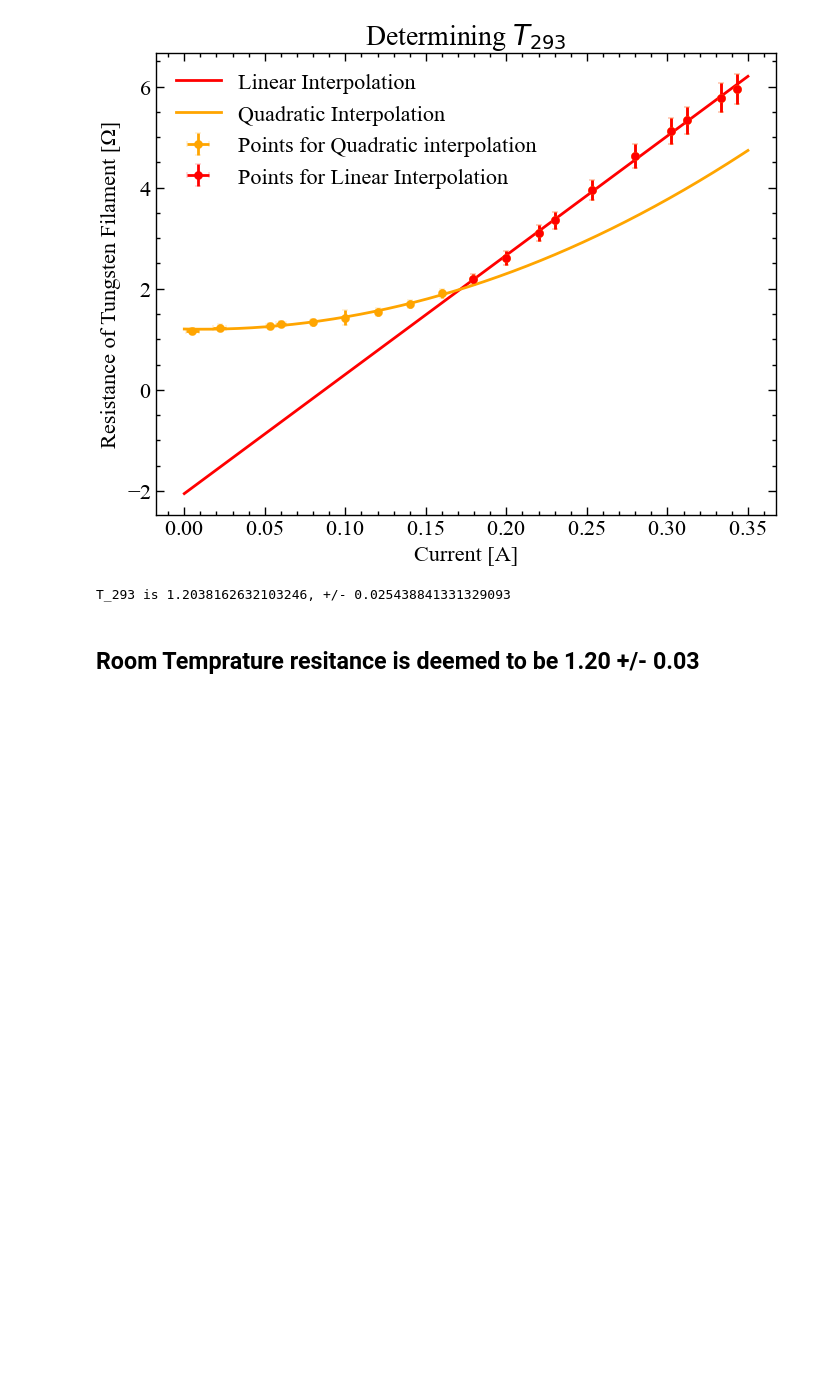
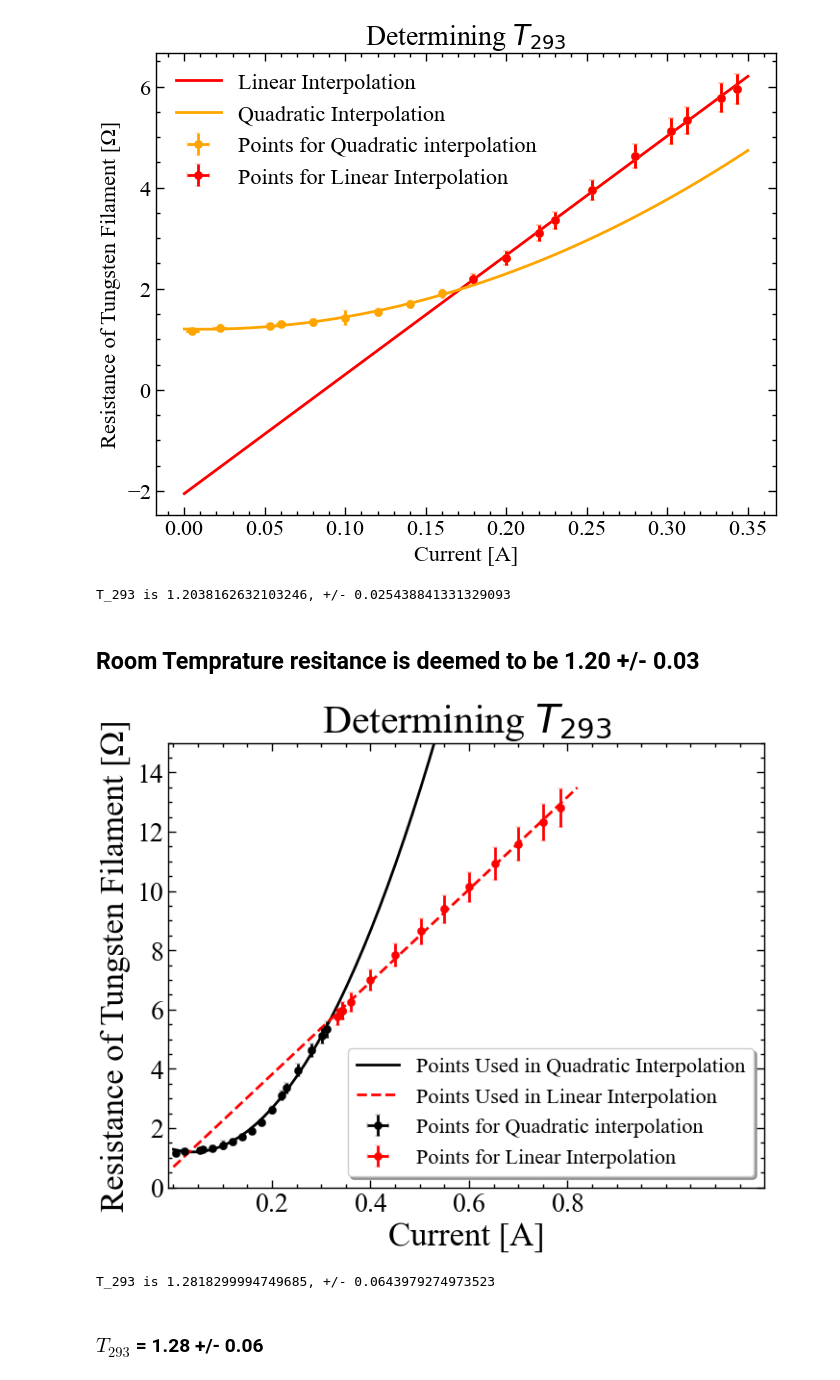
Before and after one commit to Chris-xun/A2-Radiation_Laws, a Jupyter notebook: T_293_determination_intial.ipynb, the cells around one changed output. Saved outputs shown, nothing was run; the diff lists cells and outputs as text; code cells hidden in the pictures; blank space fills up the shorter version.

Commit message:
Used a later current resistamce relation for a better T_293 estimation

```diff
--- a/T_293_determination_intial.ipynb
+++ b/T_293_determination_intial.ipynb
@@ -172,3 +172,59 @@ print('T_293 is {T_293}, +/- {u}'.format(T_293 = T_293, u = T_uncertainty))
 T_293 is 1.2038162632103246, +/- 0.025438841331329093
 # %% [markdown]
 ## Room Temprature resitance is deemed to be 1.20 +/- 0.03
+# %%
+new_data = pd.read_excel('data/resistance_to_temp.xlsx')
+current = new_data.loc[:, 'A2 / A']
+resistance_more = new_data.iloc[:, 5 ]
+
+current_error_new = current_error = np.array([0.005,0.005,0.003,0.003,0.002,0.002,0.001,
+                          0.0001,0.0001,0.0001,0.0001,0.0005,0.0005,0.0005,0.0005,0.0005,0.0005,0.0005,0.0005,
+                          0.0005,0.0005,0.0005,0.0005,0.0005,0.0005,0.0005,0.0005,0.0005,0.0005,0.0005,])
+resistance_errors_more = resistance_more * 0.05
+resistance_errors_more[5] = resistance_more[5] *0.1
+resistance_errors_more[10] = resistance_more[10] * 0.05
+
+
+
+crossing_point = 17
+
+params_quadratic, covariance_quadratic = quad_fit(current[:crossing_point], resistance_more[:crossing_point], cov= True)
+params_linear = lin_fit(current[crossing_point:], resistance_more[crossing_point:])
+I_q = np.linspace(0,0.82)
+R_q = quadratic(I_q, *params_quadratic)
+R_l = lin(I_q, *params_linear)
+
+
+
+plt.figure()
+plt.plot(I_q,R_q,'black', label = 'Points Used in Quadratic Interpolation')
+plt.plot(I_q, R_l,'red', linestyle = 'dashed', label = 'Points Used in Linear Interpolation')
+
+plt.errorbar(current[:crossing_point], resistance_more[:crossing_point],  yerr= resistance_errors_more[:crossing_point],
+             xerr =current_error_new[:crossing_point], fmt = 'o',  capsize= 2, mew = 0.2, color = 'black',
+             label = 'Points for Quadratic interpolation' )
+
+plt.errorbar(current[crossing_point:], resistance_more[crossing_point:],yerr= resistance_errors_more[crossing_point:],
+             xerr = current_error_new[crossing_point:], fmt = 'o', color ='red', capsize= 2, alpha = 1,
+             mew = 0.2, label = 'Points for Linear Interpolation')
+
+plt.legend(loc = 'lower right', frameon = True, fancybox = True, framealpha = 1, shadow = True)
+plt.title( "Determining $T_{293}$", fontsize = 30)
+plt.ylim(0,15)
+plt.ylabel('Resistance of Tungsten Filament [Ω]', fontsize = 25)
+plt.xlabel('Current [A]', fontsize = 25)
+plt.xticks(np.arange(0.2, 1.0, 0.2), fontsize = 20)
+plt.yticks(fontsize = 20)
+plt.xlim(-0.01, 1.2)
+plt.show()
+# %% [output]
+[figure, added]
+# %%
+T_293_better = params_quadratic[2]
+T_uncertainty_better = np.sqrt(covariance_quadratic[2 ,2])
+
+print('T_293 is {T_293}, +/- {u}'.format(T_293 = T_293_better, u = T_uncertainty_better))
+# %% [output]
+T_293 is 1.2818299994749685, +/- 0.0643979274973523
+# %% [markdown]
+### $T_{293}$ = 1.28 +/- 0.06
```
